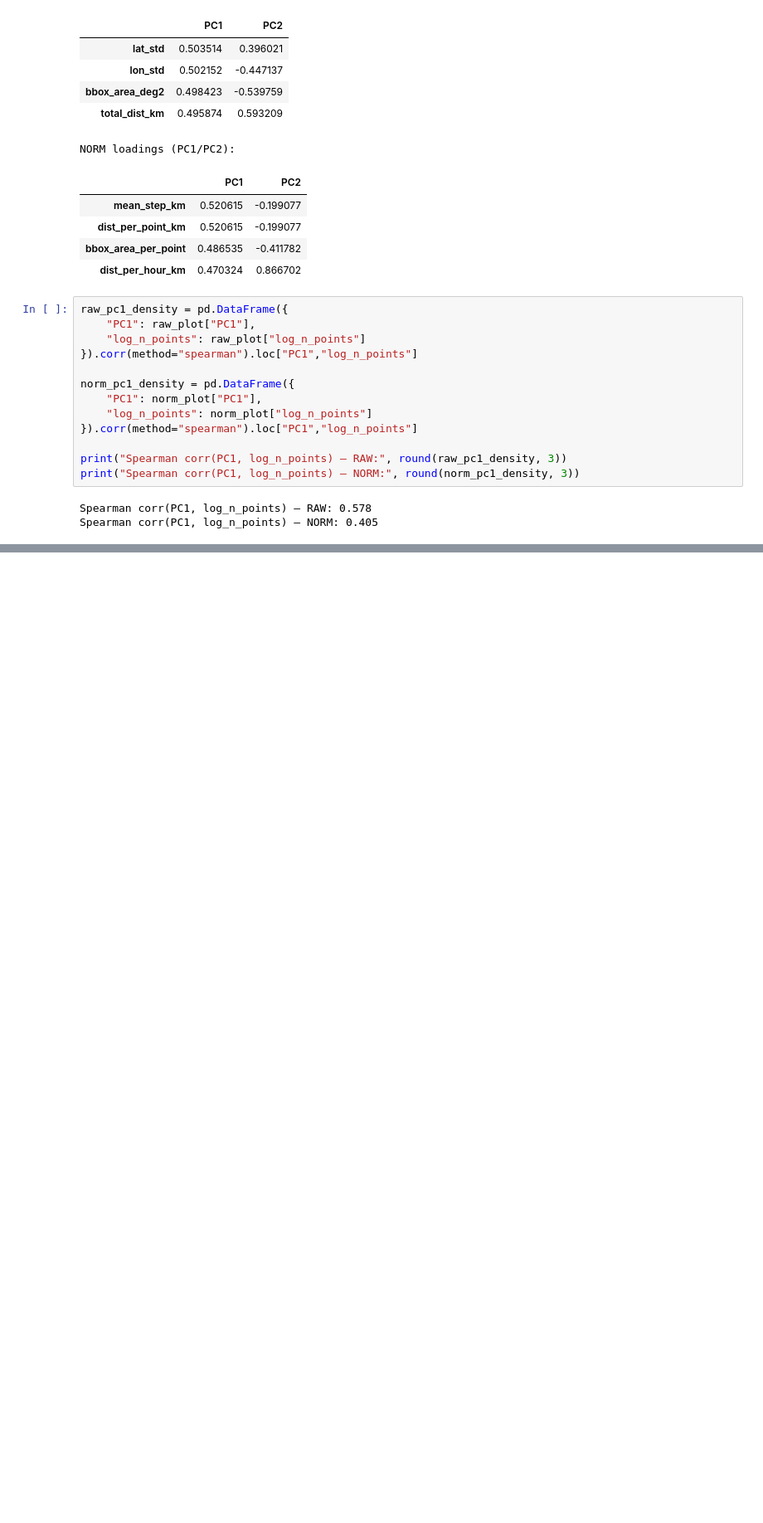
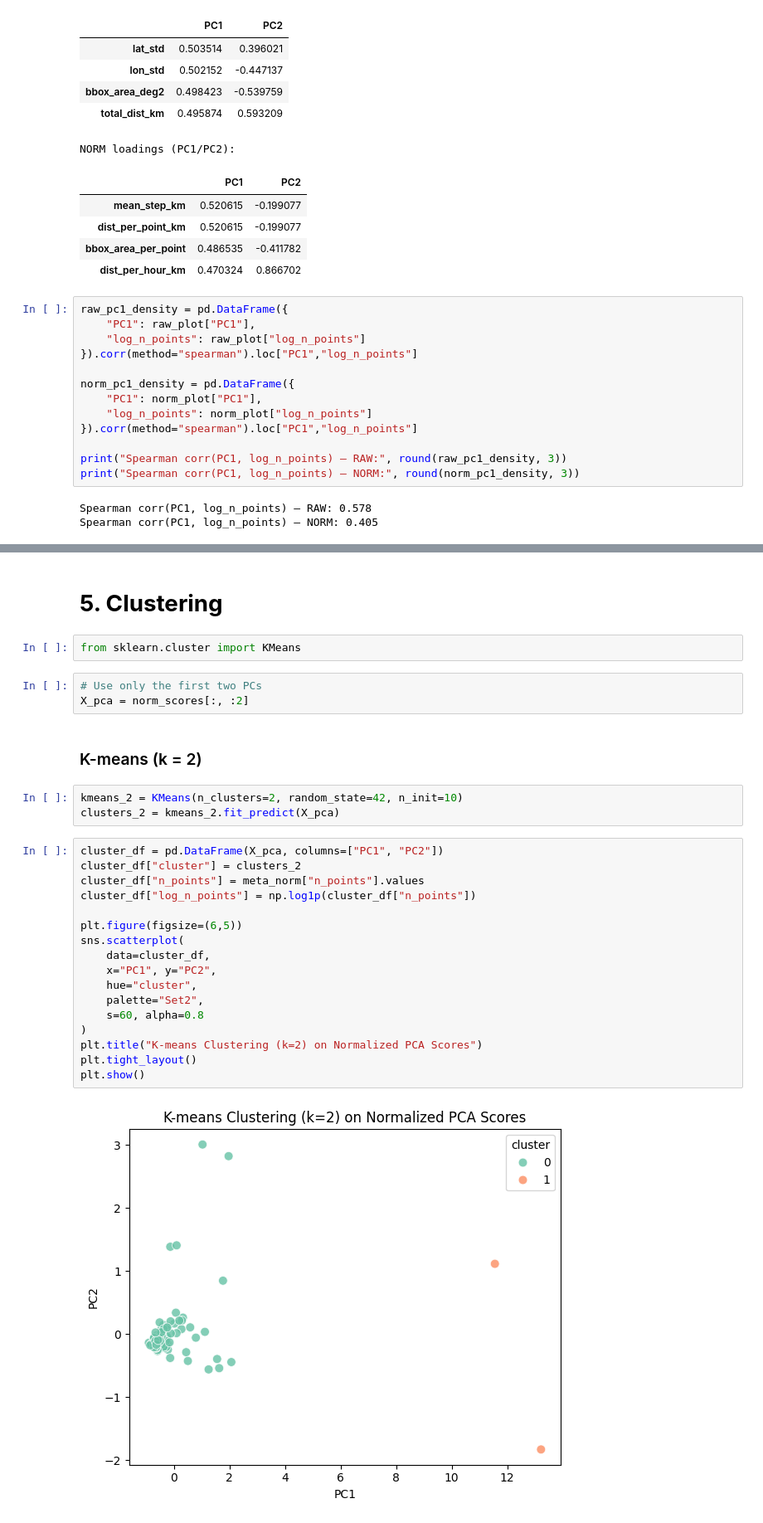
Before and after one commit to liubruce11/BA820-TeamB7, a Jupyter notebook: M2_Emily_Su_Q3.ipynb, the cells around one changed output, grey strips where cells are left out. Shown at 83% size. Saved outputs shown, nothing was run; the diff lists cells and outputs as text; blank space fills up the shorter version.

```diff
--- a/M2_Emily_Su_Q3.ipynb
+++ b/M2_Emily_Su_Q3.ipynb
@@ -389,0 +418,31 @@ Spearman corr(PC1, log_n_points) — NORM: 0.405
+# %% [markdown]
+# **5. Clustering**
+# %%
+from sklearn.cluster import KMeans
+# %%
+# Use only the first two PCs
+X_pca = norm_scores[:, :2]
+# %% [markdown]
+### K-means (k = 2)
+# %%
+kmeans_2 = KMeans(n_clusters=2, random_state=42, n_init=10)
+clusters_2 = kmeans_2.fit_predict(X_pca)
+# %%
+cluster_df = pd.DataFrame(X_pca, columns=["PC1", "PC2"])
+cluster_df["cluster"] = clusters_2
+cluster_df["n_points"] = meta_norm["n_points"].values
+cluster_df["log_n_points"] = np.log1p(cluster_df["n_points"])
+
+plt.figure(figsize=(6,5))
+sns.scatterplot(
+    data=cluster_df,
+    x="PC1", y="PC2",
+    hue="cluster",
+    palette="Set2",
+    s=60, alpha=0.8
+)
+plt.title("K-means Clustering (k=2) on Normalized PCA Scores")
+plt.tight_layout()
+plt.show()
+# %% [output]
+[figure, added]
```
Also changed, not shown: parts of 25 cells of this notebook.
